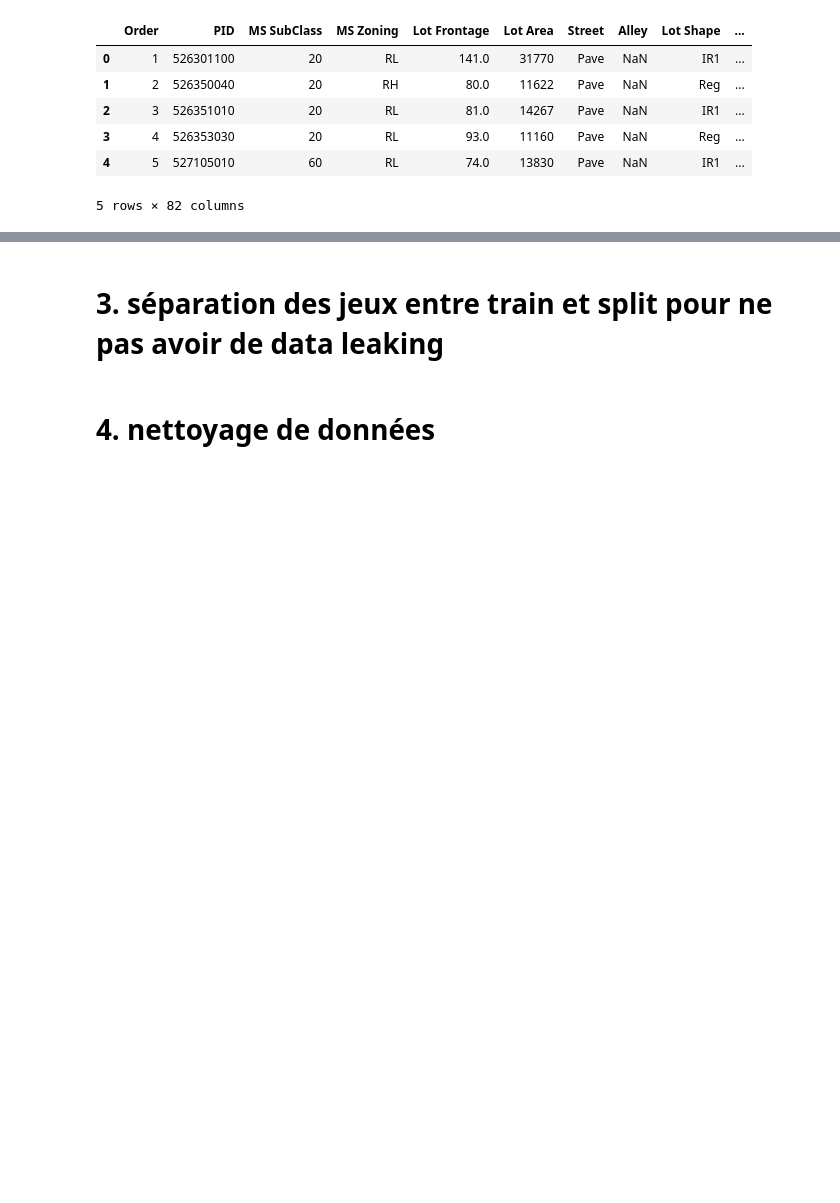
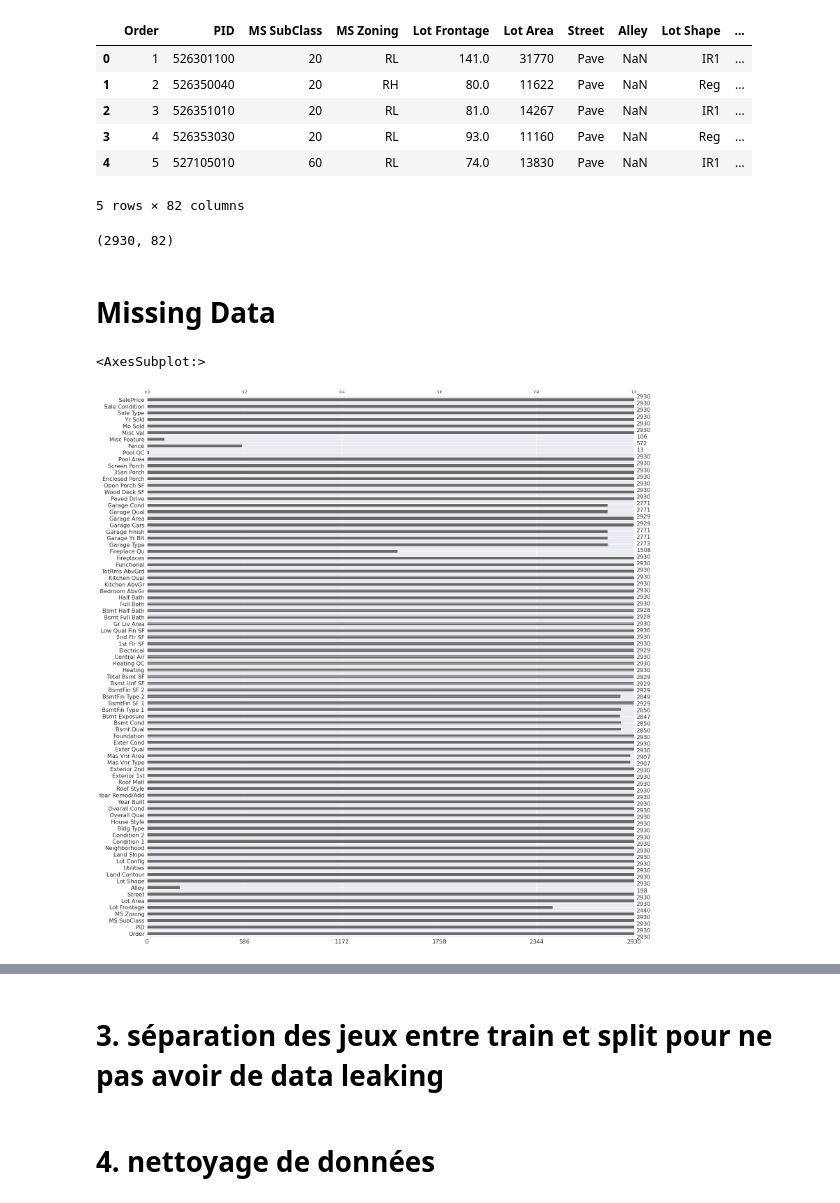
Before and after one commit to emaddar/E2_P3, a Jupyter notebook: analyse_model/analysis.ipynb, the cells around one changed output, grey strips where cells are left out. Saved outputs shown, nothing was run; the diff lists cells and outputs as text; code cells hidden in the pictures; blank space fills up the shorter version.

```diff
--- a/analyse_model/analysis.ipynb
+++ b/analyse_model/analysis.ipynb
@@ -67,3 +68,14 @@ df.head(5)
 | 3 | 4 | 526353030 | 20 | RL | 93.0 | 11160 | Pave | NaN | Reg | ... |
 | 4 | 5 | 527105010 | 60 | RL | 74.0 | 13830 | Pave | NaN | IR1 | ... |
 5 rows × 82 columns
+# %%
+df.shape
+# %% [output]
+(2930, 82)
+# %% [markdown]
+# Missing Data
+# %%
+msno.bar(df)
+# %% [output]
+<AxesSubplot:>
+[figure, added]
```
Also changed, not shown: parts of 6 cells of this notebook, 8 other files.
